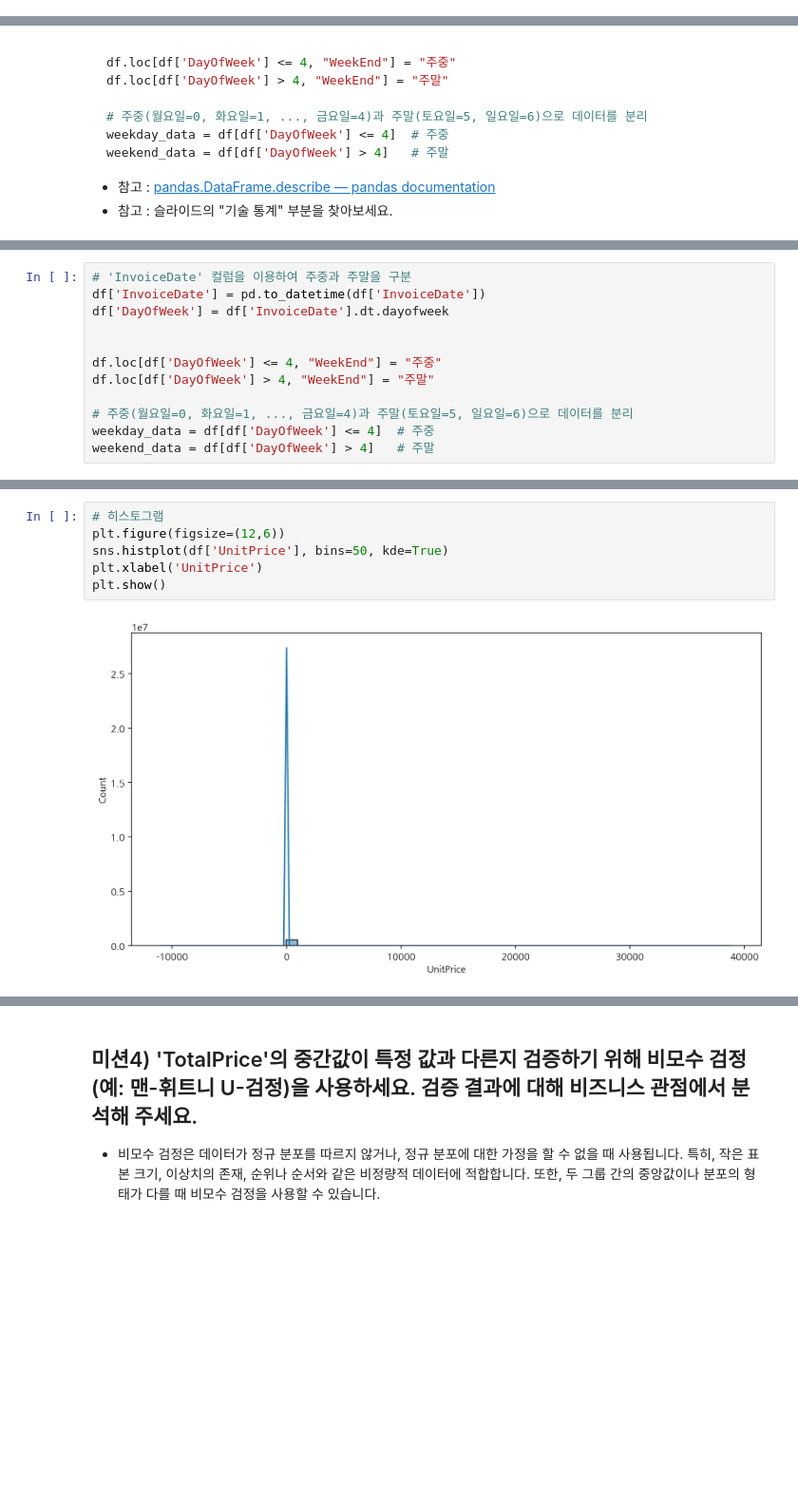
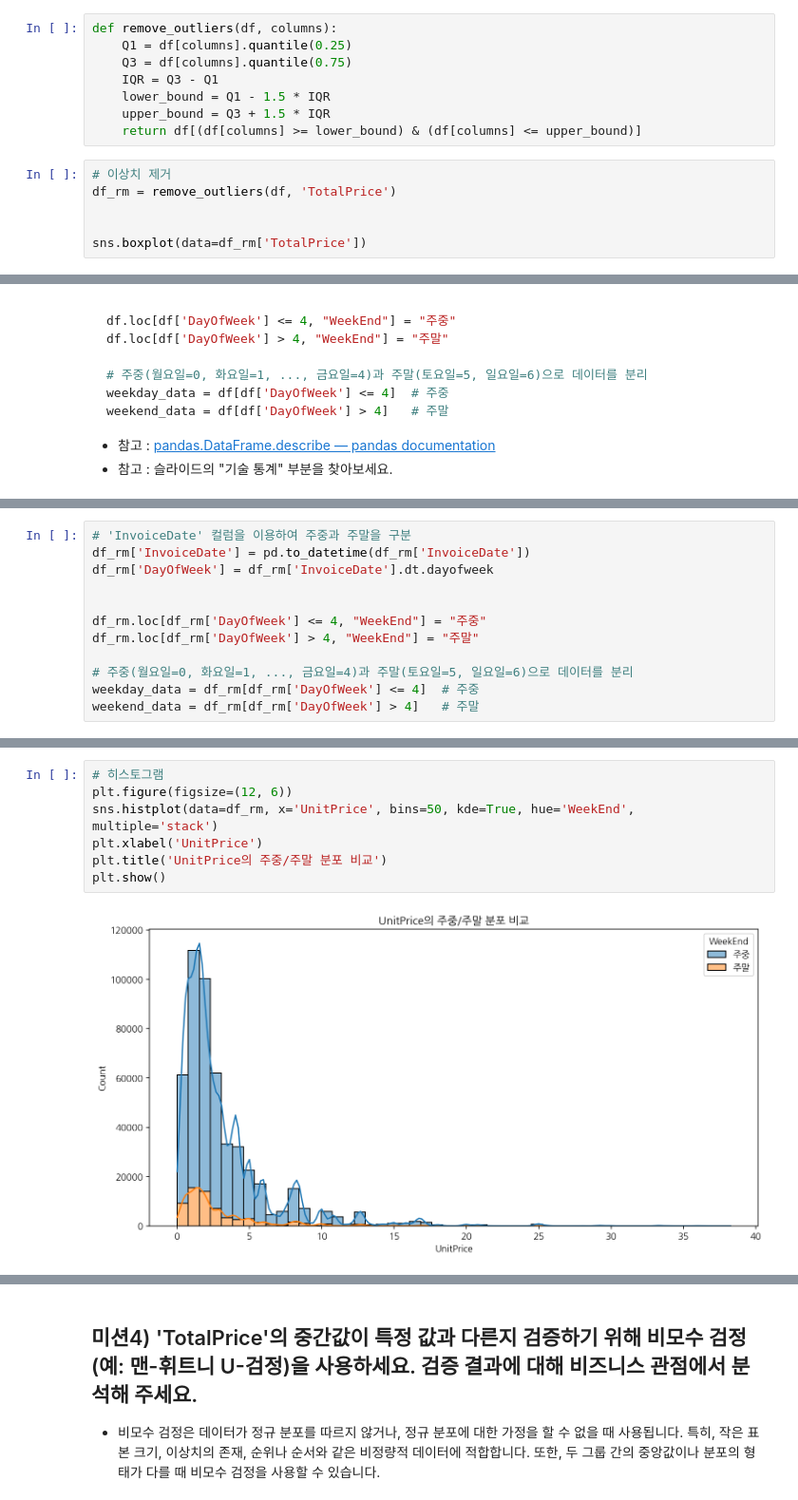
Before and after one commit to kingyebin/PeerReview, a Jupyter notebook: mini_quest_240130/01_online_retail_mission_aiffel.ipynb, the cells around one changed output, grey strips where cells are left out. Shown: that part at 95% size. Cells and saved outputs as stored; diff of their text form; blank space fills up the shorter version.

```diff
--- a/mini_quest_240130/01_online_retail_mission_aiffel.ipynb
+++ b/mini_quest_240130/01_online_retail_mission_aiffel.ipynb
@@ -89,0 +91,14 @@ df['TotalPrice'].hist();
+# %%
+def remove_outliers(df, columns):
+    Q1 = df[columns].quantile(0.25)
+    Q3 = df[columns].quantile(0.75)
+    IQR = Q3 - Q1
+    lower_bound = Q1 - 1.5 * IQR
+    upper_bound = Q3 + 1.5 * IQR
+    return df[(df[columns] >= lower_bound) & (df[columns] <= upper_bound)]
+# %%
+# 이상치 제거
+df_rm = remove_outliers(df, 'TotalPrice')
+
+
+sns.boxplot(data=df_rm['TotalPrice'])
@@ -257,12 +318,12 @@ weekend_data = df[df['DayOfWeek'] > 4]   # 주말
 # %%
 # 'InvoiceDate' 컬럼을 이용하여 주중과 주말을 구분
-df['InvoiceDate'] = pd.to_datetime(df['InvoiceDate'])
-df['DayOfWeek'] = df['InvoiceDate'].dt.dayofweek
+df_rm['InvoiceDate'] = pd.to_datetime(df_rm['InvoiceDate'])
+df_rm['DayOfWeek'] = df_rm['InvoiceDate'].dt.dayofweek
 
 
-df.loc[df['DayOfWeek'] <= 4, "WeekEnd"] = "주중"
-df.loc[df['DayOfWeek'] > 4, "WeekEnd"] = "주말"
+df_rm.loc[df_rm['DayOfWeek'] <= 4, "WeekEnd"] = "주중"
+df_rm.loc[df_rm['DayOfWeek'] > 4, "WeekEnd"] = "주말"
 
 # 주중(월요일=0, 화요일=1, ..., 금요일=4)과 주말(토요일=5, 일요일=6)으로 데이터를 분리
-weekday_data = df[df['DayOfWeek'] <= 4]  # 주중
-weekend_data = df[df['DayOfWeek'] > 4]   # 주말
+weekday_data = df_rm[df_rm['DayOfWeek'] <= 4]  # 주중
+weekend_data = df_rm[df_rm['DayOfWeek'] > 4]   # 주말
@@ -277,11 +400,12 @@ plt.show()
 # %%
 # 히스토그램
-plt.figure(figsize=(12,6))
-sns.histplot(df['UnitPrice'], bins=50, kde=True)
+plt.figure(figsize=(12, 6))
+sns.histplot(data=df_rm, x='UnitPrice', bins=50, kde=True, hue='WeekEnd', multiple='stack')
 plt.xlabel('UnitPrice')
+plt.title('UnitPrice의 주중/주말 분포 비교')
 plt.show()
 # %% [output]
-[figure, old version]
+[figure, new version]
 # %%
 # 주중과 주말의 분위수, 중심경향치, 변산성 계산
 quantiles_weekday = weekday_data['UnitPrice'].quantile([0.25, 0.75])
```
Also changed, not shown: parts of 39 cells of this notebook.
